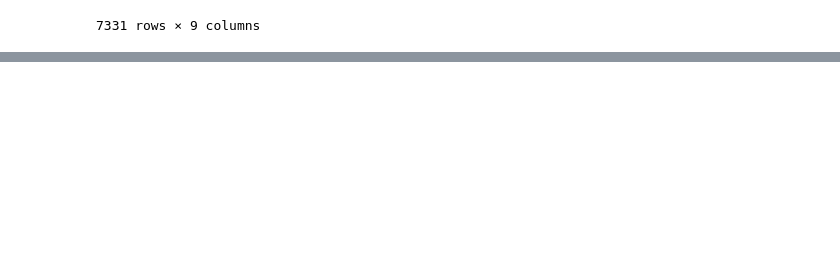
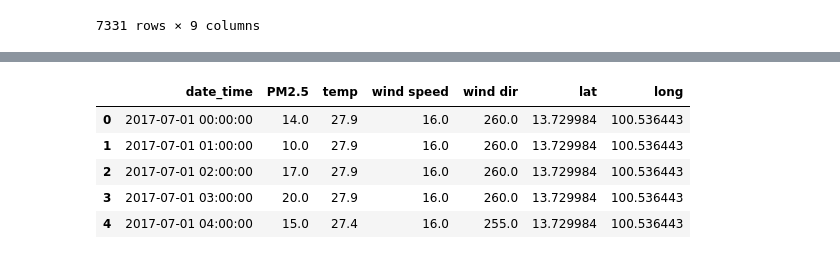
Before and after one commit to NKIKK/ProjectPM2-5_aGroup, a Jupyter notebook: model.ipynb, the cells around one changed output, grey strips where cells are left out. Cells and saved outputs as stored; diff of their text form; code cells hidden in the pictures; blank space fills up the shorter version.

```diff
--- a/model.ipynb
+++ b/model.ipynb
@@ -168,0 +198,14 @@ from statsmodels.tools.eval_measures import rmse
+# %%
+# df_train = pd.read_csv('Chiangmai/train/chiangmai_train_format.csv')
+df_train = pd.read_csv('BKK/train/bkk_train_format.csv')
+df_train['date_time'] = pd.to_datetime(df_train['date_time'])
+df_train.dropna(axis=1,inplace=True)
+
+df_train.head()
+# %% [output]
+|  | date_time | PM2.5 | temp | wind speed | wind dir | lat | long |
+| 0 | 2017-07-01 00:00:00 | 14.0 | 27.9 | 16.0 | 260.0 | 13.729984 | 100.536443 |
+| 1 | 2017-07-01 01:00:00 | 10.0 | 27.9 | 16.0 | 260.0 | 13.729984 | 100.536443 |
+| 2 | 2017-07-01 02:00:00 | 17.0 | 27.9 | 16.0 | 260.0 | 13.729984 | 100.536443 |
+| 3 | 2017-07-01 03:00:00 | 20.0 | 27.9 | 16.0 | 260.0 | 13.729984 | 100.536443 |
+| 4 | 2017-07-01 04:00:00 | 15.0 | 27.4 | 16.0 | 255.0 | 13.729984 | 100.536443 |
```
Also changed, not shown: parts of 11 cells of this notebook.
